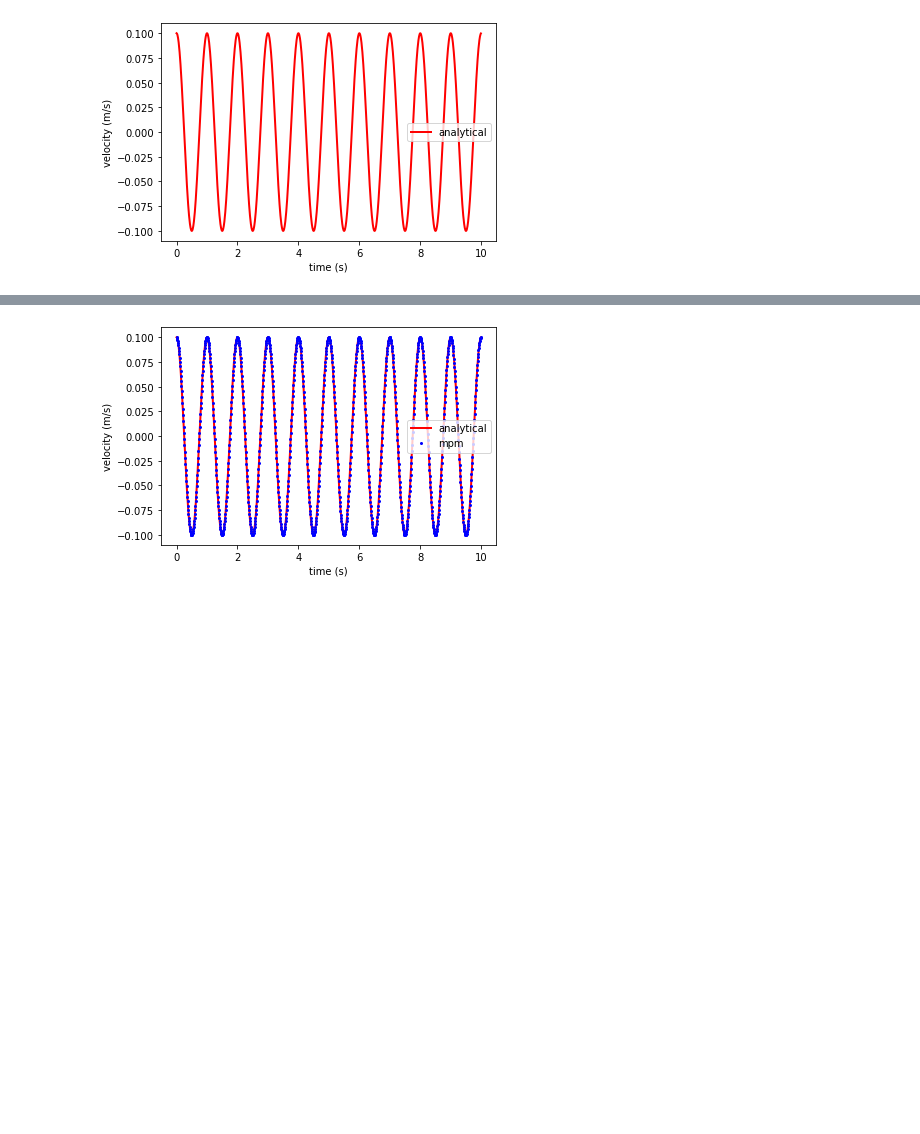
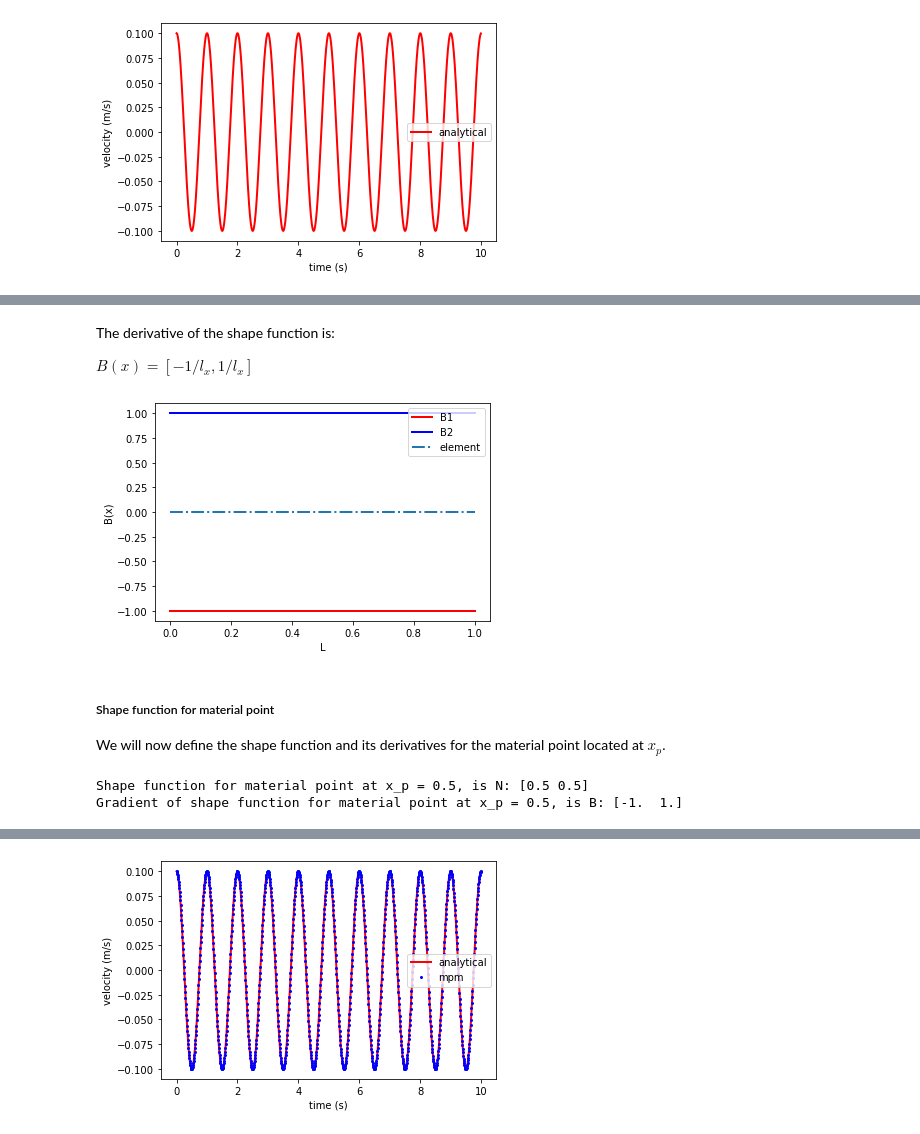
Before and after one commit to geoelements/LearnMPM, a Jupyter notebook: bar1d-vibration.ipynb, the cells around one changed output, grey strips where cells are left out. Cells and saved outputs as stored; diff of their text form; code cells hidden in the pictures; blank space fills up the shorter version.

```diff
--- a/bar1d-vibration.ipynb
+++ b/bar1d-vibration.ipynb
@@ -52,0 +97,8 @@ plt.show()
+# %%
+# Material points
+x_p        = 0.5 * el_length         # particle position
+mass_p     = 1.                      # particle mass
+vol_p      = el_length / nparticles  # particle volume
+vel_p      = v0                      # particle velocity
+stress_p   = 0.                      # particle stress
+mv_p       = mass_p * vel_p          # particle momentum = m * v
@@ -52,0 +135,37 @@ plt.show()
+# %% [markdown]
+The derivative of the shape function is:
+
+$B (x) = [-1/l_x, 1/l_x]$
+# %%
+import matplotlib.pyplot as plt
+
+nodes = np.array([0, L])
+xs = np.arange(0, L+0.1, 0.1)
+y = np.zeros_like(xs)
+
+# shape function
+b1 = [-1/L for x_p in xs]
+b2 = [1/L for x_p in xs]
+
+plt.plot(xs, b1, 'r', linewidth=2, label='B1')
+plt.plot(xs, b2, 'b', linewidth=2, label='B2')
+plt.plot(xs, y, '-.', linewidth=2, label='element')
+plt.xlabel('L')
+plt.ylabel('B(x)')
+plt.legend()
+plt.show()
+# %% [output]
+[figure, added]
+# %% [markdown]
+##### Shape function for material point
+We will now define the shape function and its derivatives for the material point located at $x_p$.
+# %%
+# shape function and derivative
+N     = np.array([1 - abs(x_p - nodes[0])/L, 1 - abs(x_p - nodes[1])/L])
+dN    = np.array([-1/L, 1/L])
+
+print("Shape function for material point at x_p = 0.5, is N: {}".format(N))
+print("Gradient of shape function for material point at x_p = 0.5, is B: {}".format(dN))
+# %% [output]
+Shape function for material point at x_p = 0.5, is N: [0.5 0.5]
+Gradient of shape function for material point at x_p = 0.5, is B: [-1.  1.]
```
Also changed, not shown: parts of 21 cells of this notebook, 2 other files.
